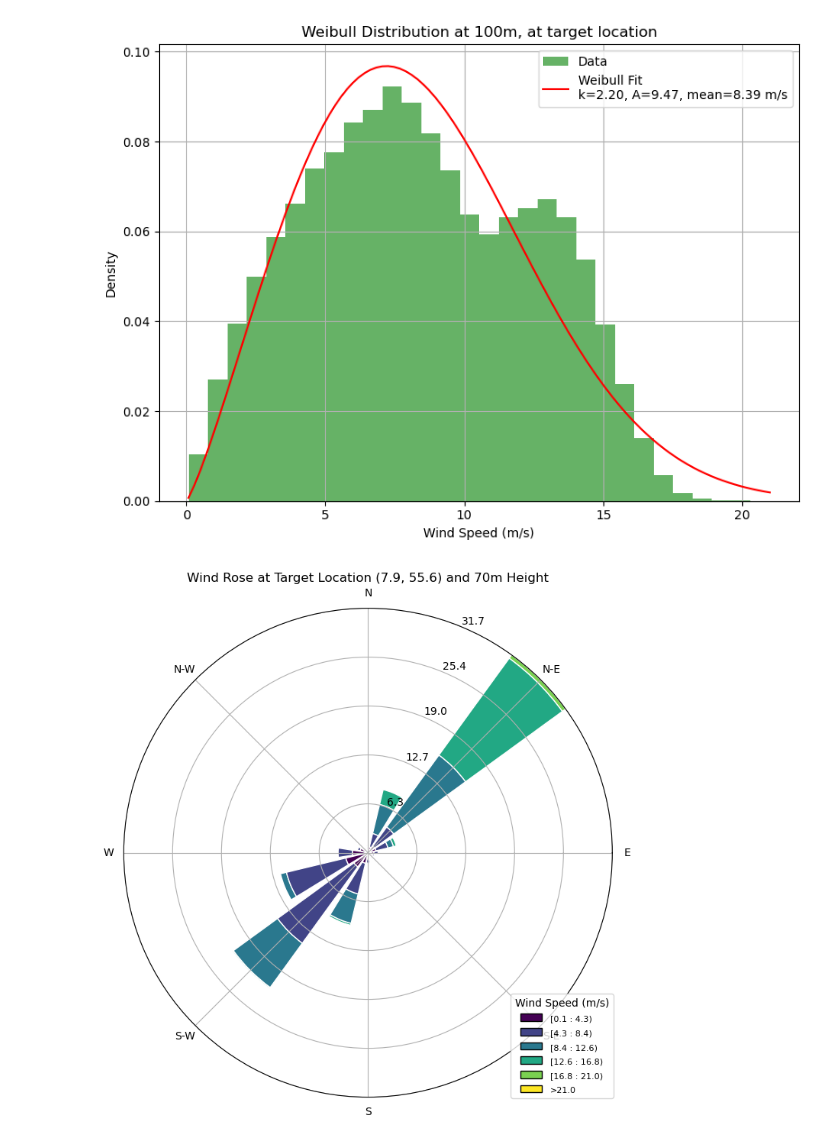
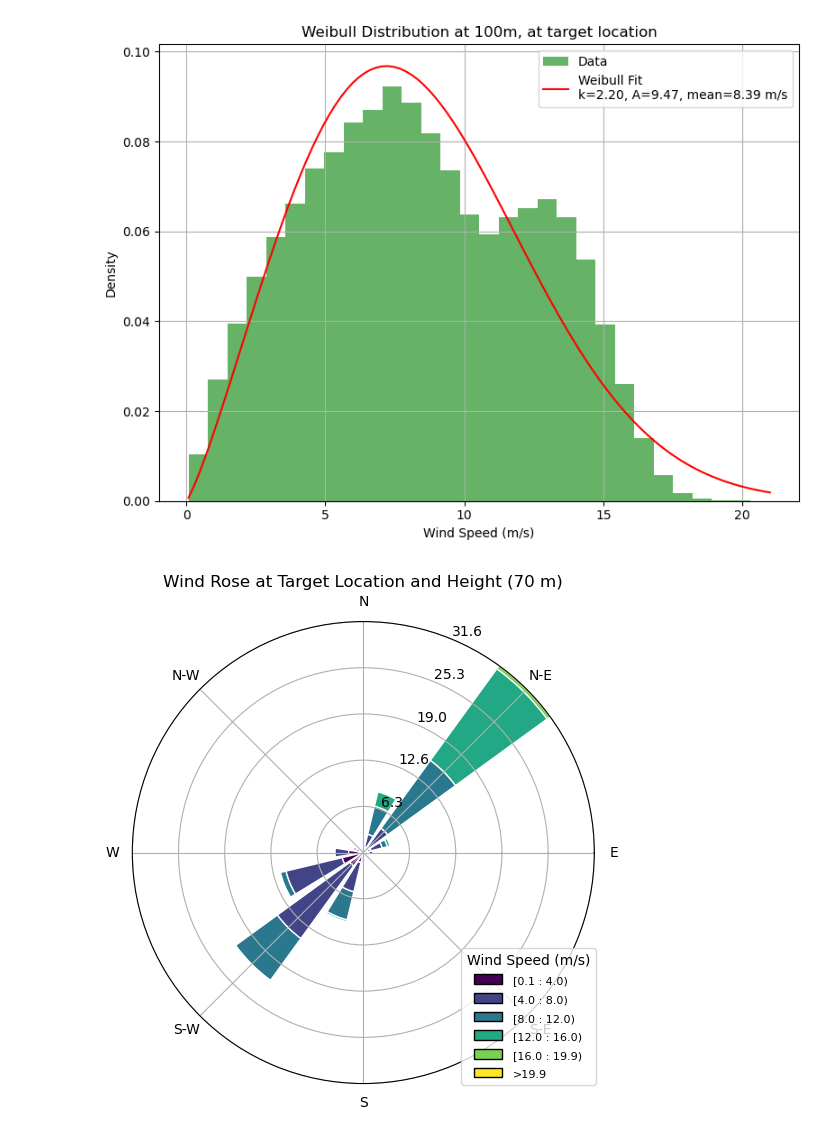
Before and after one commit to DTUWindEducation/final-project-bladepyrunner, a Jupyter notebook: main_code.ipynb, the cells around one changed output. Cells and saved outputs as stored; diff of their text form; code cells hidden in the pictures.

```diff
--- a/main_code.ipynb
+++ b/main_code.ipynb
@@ -384,31 +428,33 @@ Weibull parameters at 100m: k=2.20, A=9.47, mean=8.39m/s
 Wind speed at target height (70m): 7.97 m/s
 [figure]
 # %%
-from windrose import WindroseAxes
 
-
-u10, v10 = degree_to_vector(interp_wd10)
-u100, v100 = degree_to_vector(interp_wd100)
+u10, v10 = degree_to_vector(interp_wd10).T
+u100, v100 = degree_to_vector(interp_wd100).T
 
 def linear_interp(z0, z1, v0, v1, z_target):
     return v0 + (v1 - v0) * (z_target - z0) / (z1 - z0)
 
 # Interpolate u and v separately
-u_target = linear_interp(10, 100, u10, u100, z_target)
-v_target = linear_interp(10, 100, v10, v100, z_target)
+if z_ref_10 < z_target < z_ref_100:
+    u_target = linear_interp(z_ref_10, z_ref_100, u10, u100, z_target)
+    v_target = linear_interp(z_ref_10, z_ref_100, v10, v100, z_target)
+elif z_target > z_ref_100:
+    u_target = u100
+    v_target = v100
+else: # z_target < z_ref_10
+    u_target = u10
+    v_target = v10
 
 wd_target = (np.rad2deg(np.arctan2(v_target, u_target))) % 360
 
-# Extract interpolated wind direction and speed at the target location and z_target height
-wd_target = interp_wd100  # Wind direction at z_target height
-ws_target = interp_speed100  # Wind speed at z_target height
+ws_target = interp_speed100 * (z_target / z_ref_100) ** alpha
 
-# Create a wind rose plot
-fig = plt.figure(figsize=(8, 8))
-ax = WindroseAxes.from_ax(fig=fig)
+# Create a wind rose plot for the interpolated wind direction and speed at the target height
+fig, ax = plt.subplots(figsize=(6, 6), subplot_kw=dict(projection='windrose'))
 ax.bar(wd_target, ws_target, normed=True, opening=0.8, edgecolor='white')
-ax.set_title(f"Wind Rose at Target Location ({target[0]}, {target[1]}) and {z_target}m Height")
+ax.set_title(f'Wind Rose at Target Location and Height ({z_target} m)')
 ax.set_legend(title="Wind Speed (m/s)", loc='lower right')
 plt.show()
 # %% [output]
-[figure, old version]
+[figure, new version]
```
Also changed, not shown: parts of 2 cells of this notebook.
